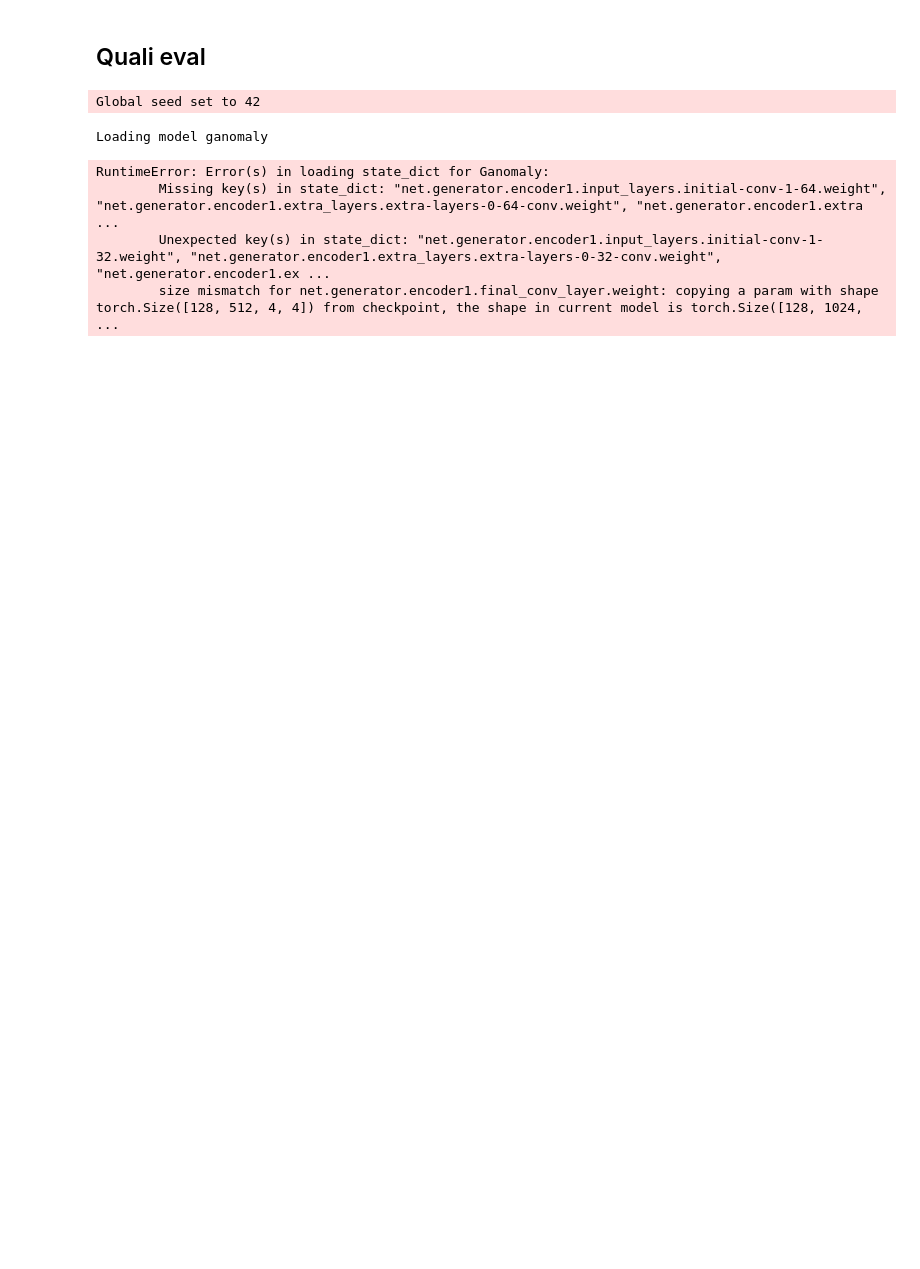
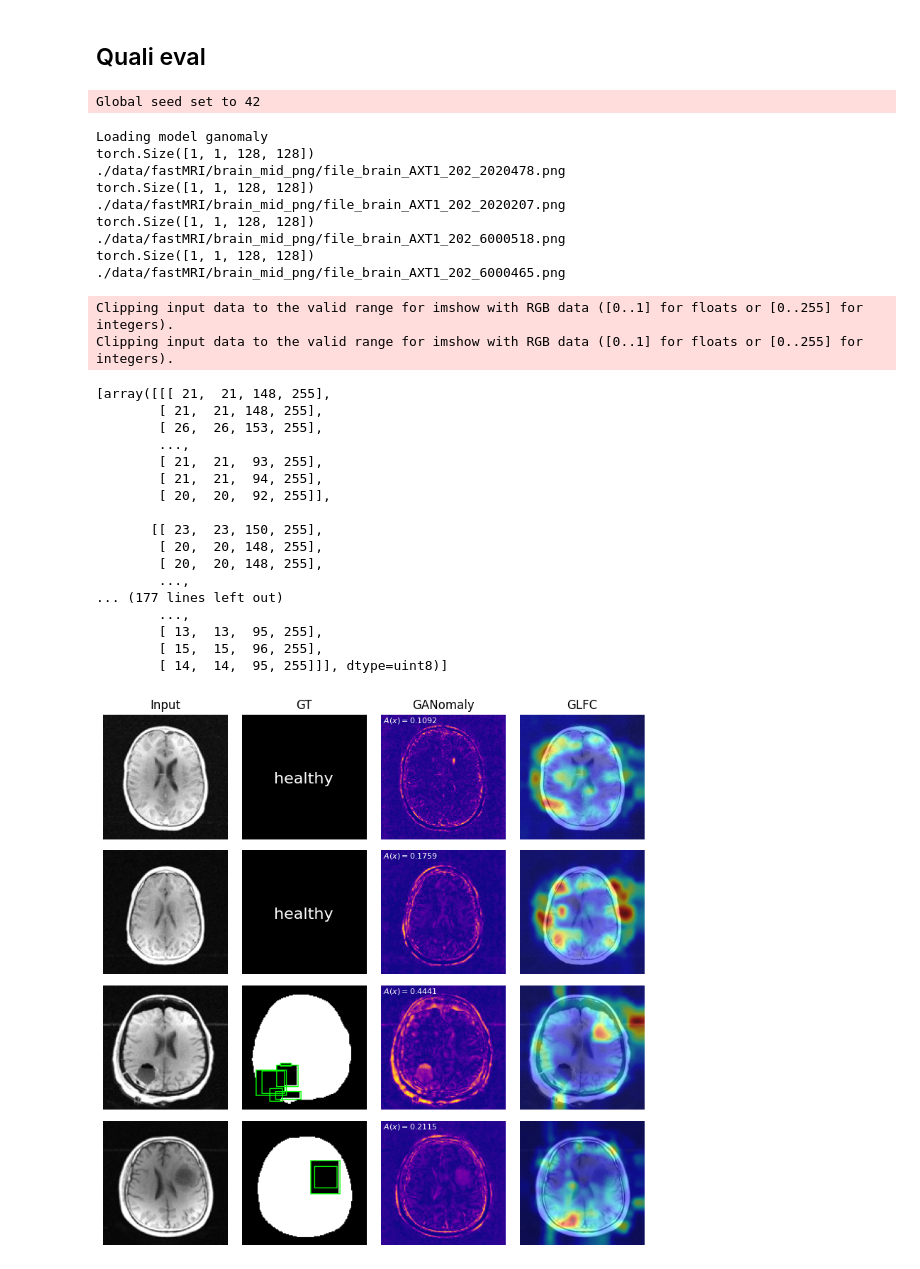
Before and after one commit to MarcelRosier/mad_seminar, a Jupyter notebook: poster.ipynb, the cells around one changed output. Saved outputs shown, nothing was run; the diff lists cells and outputs as text; code cells hidden in the pictures; blank space fills up the shorter version.

Commit message:
- added imgs from william

```diff
--- a/poster.ipynb
+++ b/poster.ipynb
@@ -64,11 +64,11 @@ samples = normal[:n_each] + abnormal[:n_each]
 # img =Image.open(samples[0])
 # plt.imshow(img, cmap="gray")
 
-fig, ax = plt.subplots(2, n_each, figsize=(32, 8))
+# fig, ax = plt.subplots(2, n_each, figsize=(32, 8))
 
-for i, sample in enumerate(samples):
-    img = Image.open(sample).resize((128, 128))
+# for i, sample in enumerate(samples):
+#     img = Image.open(sample).resize((128, 128))
 
-    row, col = i // n_each, i % n_each
-    ax[row, col].imshow(img, cmap="gray")
-    ax[row, col].axis("off")
+#     row, col = i // n_each, i % n_each
+#     ax[row, col].imshow(img, cmap="gray")
+#     ax[row, col].axis("off")
@@ -83,7 +81,7 @@ best = (
 )
 test = "./configs/ganomaly_config.yaml"
 ae_conf = "./configs/ae_config.yaml"
-with open(test, "r") as f:
+with open(best, "r") as f:
     config = yaml.safe_load(f)
 
 # Reproducibility
@@ -114,7 +112,7 @@ model = get_model(config)
 best_cp = "/home/marcel/Projects/uni/mad_seminar/models/proud-shape-47/epoch=111-step=5152.ckpt"
 ae_cp = "/home/marcel/Projects/uni/mad_seminar/lightning_logs/version_49/checkpoints/epoch=99-step=2300.ckpt"
 test_cp = "lightning_logs/version_54/checkpoints/epoch=119-step=1440.ckpt"
-model.load_state_dict(torch.load(test_cp)["state_dict"])
+model.load_state_dict(torch.load(best_cp)["state_dict"])
 # model.load_state_dict(torch.load(checkpoint_path)['state_dict'])
 _ = model.eval()
 
@@ -212,13 +210,18 @@ poster_normal_dl = DataLoader(
 )
 
 data = []
+times = []
+
+import time
 
 for batch in poster_normal_dl:
     img, idx = batch
     print(img.shape)
     print(poster_normal_dl.dataset.img_paths[idx])
+
+    start = time.time()
     out = model.detect_anomaly(img)  # dict of rec, anoamly maps, anomaly score
-
+    times.append(time.time() - start)
     # img = img.squeeze().detach().cpu().numpy()
     rec = out["reconstruction"].squeeze()  # .detach().cpu().numpy()
     out["img"] = img
@@ -231,7 +234,9 @@ for batch in poster_dl:
     img, pos_mask, neg_mask, idx = batch
     print(img.shape)
     print(poster_dl.dataset.img_paths[idx])
+    start = time.time()
     out = model.detect_anomaly(img)  # dict of rec, anoamly maps, anomaly score
+    times.append(time.time() - start)
 
     # img = img.squeeze().detach().cpu().numpy()
     rec = out["reconstruction"].squeeze()  # .detach().cpu().numpy()
@@ -277,43 +282,77 @@ for batch in poster_dl:
     data.append(out)
 
 fig, ax = plt.subplots(len(data), 4, figsize=(8, 8))
+from pathlib import Path
+
+glfc_base = Path("/home/marcel/Projects/uni/mad_seminar/images/william_data")
+glfc = [np.load(glfc_base / f"image{i}.npy") for i in range(4)]
+
+# print(glfc)
 
 for i, d in enumerate(data):
     if i == 0:
         ax[i, 0].set_title("Input")
         ax[i, 1].set_title("GT")
         # ax[i, 2].set_title("Neg mask")
         # ax[i, 3].set_title("Reconstruction")
         ax[i, 2].set_title("GANomaly")
-        ax[i, 3].set_title("William")
+        ax[i, 3].set_title("GLFC")
     ax[i, 0].imshow(d["img"].squeeze(), cmap="gray")
     ax[i, 1].imshow(d["gt"].squeeze(), cmap="gray")
     if i < 2:
         ax[i, 1].text(32, 70, "healthy", color="white", fontsize=16)
     # ax[i, 2].imshow(d["neg_mask"].squeeze(), cmap="gray")
     # ax[i, 3].imshow(d["reconstruction"].squeeze(), cmap="gray")
-    ax[i, 2].imshow(d["anomaly_map"].squeeze(), cmap="plasma")
+    ax[i, 2].imshow(d["anomaly_map"].squeeze(), cmap=plt.cm.plasma)
     ax[i, 2].text(
         2, 8, f"$A(x) = {d['anomaly_score'].item():.4f} $", color="white", fontsize=8
     )
     # ax[i, 3].imshow(np.random.rand(128, 128), cmap="plasma")
-    ax[i, 3].imshow(d["reconstruction"], cmap="gray")
+    ax[i, 3].imshow(glfc[i])
+    # ax[i, 3].imshow(d["reconstruction"], cmap="gray")
 
     # add williams
 
     for ax_ in ax[i]:
         ax_.axis("off")
 
 plt.tight_layout()
 plt.savefig("qualitative.png", dpi=500)
 plt.show()
+
+avg_time = sum(times) / len(times)
+print(avg_time)
 # %% [output]
 Global seed set to 42
 Loading model ganomaly
+torch.Size([1, 1, 128, 128])
+./data/fastMRI/brain_mid_png/file_brain_AXT1_202_2020478.png
+torch.Size([1, 1, 128, 128])
+./data/fastMRI/brain_mid_png/file_brain_AXT1_202_2020207.png
+torch.Size([1, 1, 128, 128])
+./data/fastMRI/brain_mid_png/file_brain_AXT1_202_6000518.png
+torch.Size([1, 1, 128, 128])
+./data/fastMRI/brain_mid_png/file_brain_AXT1_202_6000465.png
-RuntimeError: Error(s) in loading state_dict for Ganomaly:
-        Missing key(s) in state_dict: "net.generator.encoder1.input_layers.initial-conv-1-64.weight", "net.generator.encoder1.extra_layers.extra-layers-0-64-conv.weight", "net.generator.encoder1.extra ...
-        Unexpected key(s) in state_dict: "net.generator.encoder1.input_layers.initial-conv-1-32.weight", "net.generator.encoder1.extra_layers.extra-layers-0-32-conv.weight", "net.generator.encoder1.ex ...
-        size mismatch for net.generator.encoder1.final_conv_layer.weight: copying a param with shape torch.Size([128, 512, 4, 4]) from checkpoint, the shape in current model is torch.Size([128, 1024,  ...
+Clipping input data to the valid range for imshow with RGB data ([0..1] for floats or [0..255] for integers).
+Clipping input data to the valid range for imshow with RGB data ([0..1] for floats or [0..255] for integers).
+[array([[[ 21,  21, 148, 255],
+        [ 21,  21, 148, 255],
+        [ 26,  26, 153, 255],
+        ...,
+        [ 21,  21,  93, 255],
+        [ 21,  21,  94, 255],
+        [ 20,  20,  92, 255]],
+
+       [[ 23,  23, 150, 255],
+        [ 20,  20, 148, 255],
+        [ 20,  20, 148, 255],
+        ...,
+... (177 lines left out)
+        ...,
+        [ 13,  13,  95, 255],
+        [ 15,  15,  96, 255],
+        [ 14,  14,  95, 255]]], dtype=uint8)]
+[figure, added]
 # %%
 # import cv2
 
```
Also changed, not shown: parts of 1 cell of this notebook, 5 other files.
